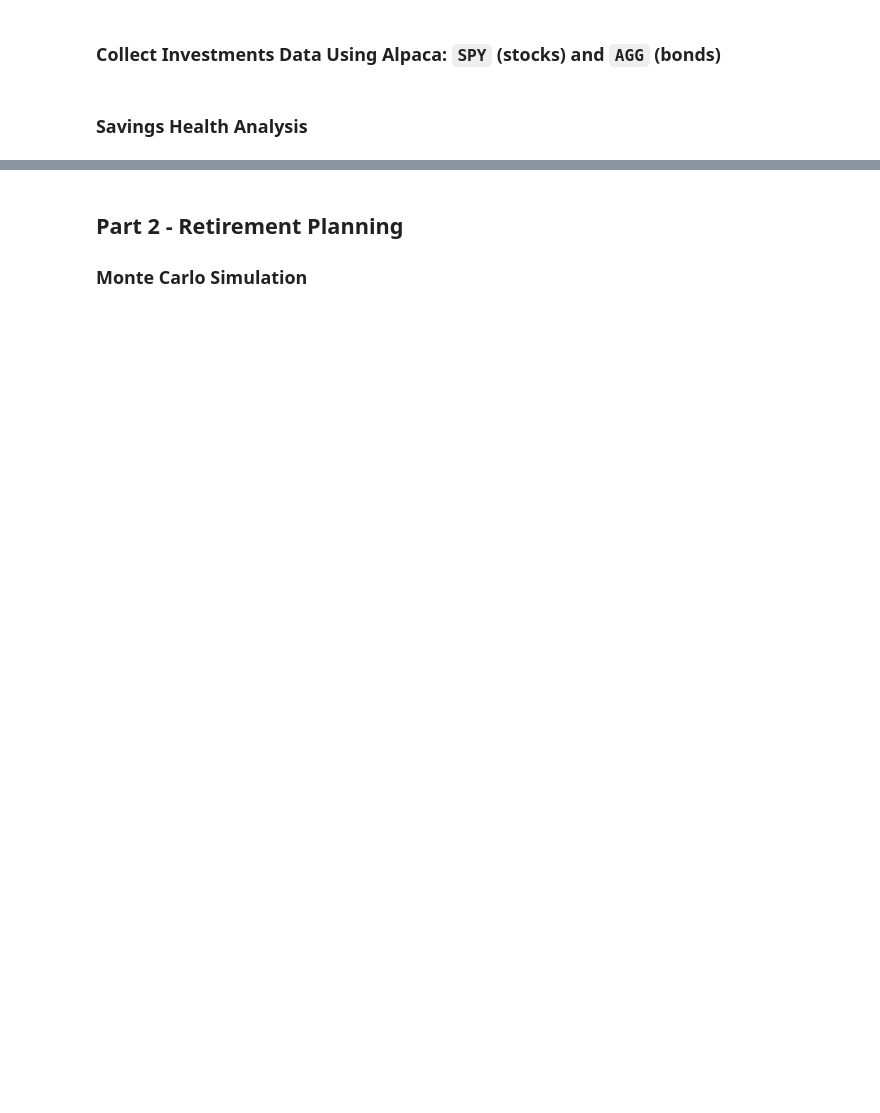
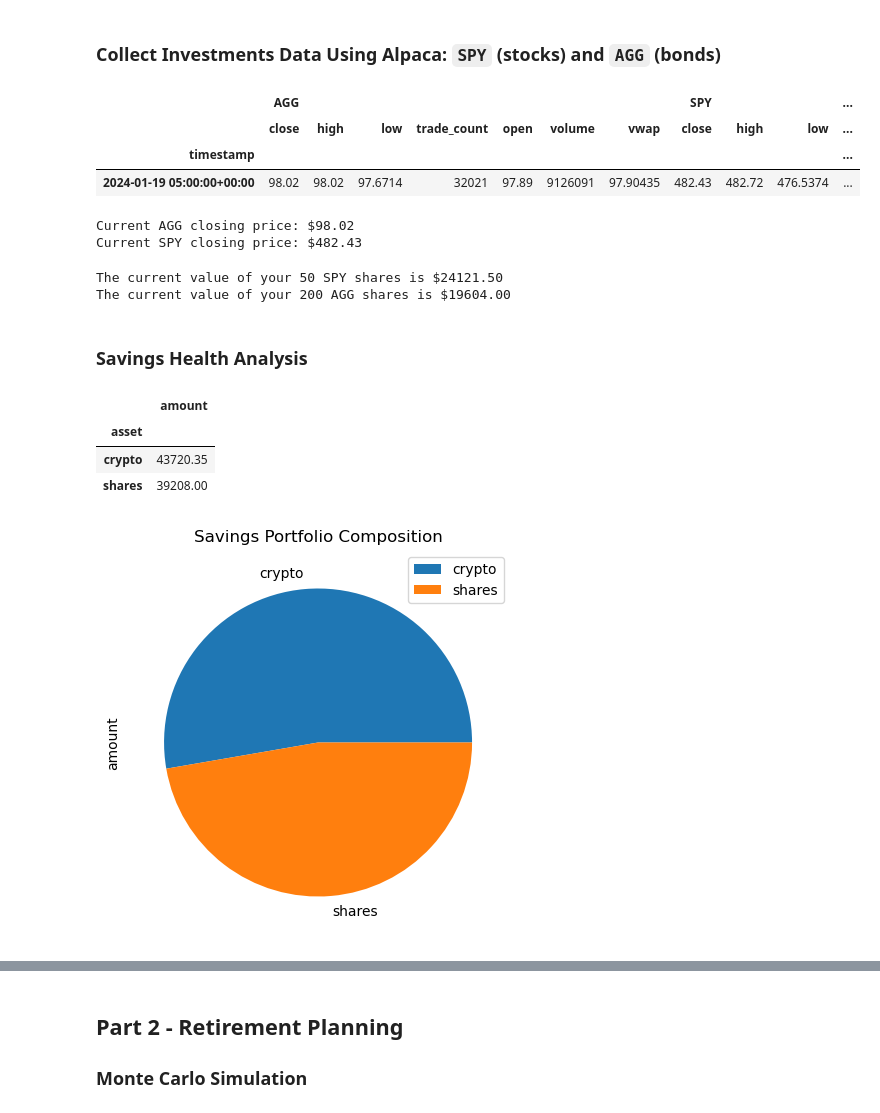
Before and after one commit to kimrodriguezFINTECH/CHALLENGE_5, a Jupyter notebook: financial-planner.ipynb, the cells around one changed output, grey strips where cells are left out. Saved outputs shown, nothing was run; the diff lists cells and outputs as text; code cells hidden in the pictures; blank space fills up the shorter version.

```diff
--- a/financial-planner.ipynb
+++ b/financial-planner.ipynb
@@ -60,6 +65,6 @@ my_spy = 50
 # %%
 # Format current date as ISO format
-today = pd.Timestamp("2024-01-20", tz="America/New_York").isoformat()
+today = pd.Timestamp("2024-01-19", tz="America/New_York").isoformat()
 
 # Set the tickers
 tickers = ["AGG", "SPY"]
@@ -68,43 +73,74 @@ tickers = ["AGG", "SPY"]
 timeframe = "1Day"
 
 # Get current closing prices for SPY and AGG
-# YOUR CODE HERE!
+df_portfolio = alpaca.get_bars(
+    tickers,
+    timeframe,
+    start = today,
+    end = today,
+    limit = 1000
+).df
 
 # Reorganize the DataFrame
+
 # Separate ticker data
-# YOUR CODE HERE!
-
+AGG = df_portfolio [df_portfolio ['symbol']=='AGG'].drop('symbol', axis=1)
+SPY = df_portfolio [df_portfolio ['symbol']=='SPY'].drop('symbol', axis=1)
 
 # Concatenate the ticker DataFrames
-# YOUR CODE HERE!
+df_portfolio = pd.concat([AGG, SPY],axis=1, keys=['AGG','SPY'])
 
 # Preview DataFrame
-# YOUR CODE HERE!
+df_portfolio
+# %% [output]
+|  | AGG |  |  |  |  |  |  | SPY |  |  | ... |
+|  | close | high | low | trade_count | open | volume | vwap | close | high | low | ... |
+| timestamp |  |  |  |  |  |  |  |  |  |  | ... |
+| 2024-01-19 05:00:00+00:00 | 98.02 | 98.02 | 97.6714 | 32021 | 97.89 | 9126091 | 97.90435 | 482.43 | 482.72 | 476.5374 | ... |
 # %%
 # Pick AGG and SPY close prices
-# YOUR CODE HERE!
+agg_close_price = float(df_portfolio["AGG"]["close"])
+spy_close_price = float(df_portfolio["SPY"]["close"])
 
 # Print AGG and SPY close prices
 print(f"Current AGG closing price: ${agg_close_price}")
 print(f"Current SPY closing price: ${spy_close_price}")
+# %% [output]
+Current AGG closing price: $98.02
+Current SPY closing price: $482.43
 # %%
 # Compute the current value of shares
-# YOUR CODE HERE!
+agg_current_value = my_agg * agg_close_price
+spy_current_value = my_spy * spy_close_price
 
 # Print current value of shares
-print(f"The current value of your {my_spy} SPY shares is ${my_spy_value:0.2f}")
-print(f"The current value of your {my_agg} AGG shares is ${my_agg_value:0.2f}")
+print(f"The current value of your {my_spy} SPY shares is ${spy_current_value:0.2f}")
+print(f"The current value of your {my_agg} AGG shares is ${agg_current_value:0.2f}")
+# %% [output]
+The current value of your 50 SPY shares is $24121.50
+The current value of your 200 AGG shares is $19604.00
 # %% [markdown]
 ### Savings Health Analysis
 # %%
 # Set monthly household income
-# YOUR CODE HERE!
+monthly_income = 12000
 
 # Consolidate financial assets data
-# YOUR CODE HERE!
+crypto_financial_assets = btc_current_value + eth_current_value
+stockbond_financial_assets = agg_current_value + agg_current_value
+
+value_data = {
+    'amount': [crypto_financial_assets,stockbond_financial_assets],
+    'asset': ["crypto","shares"]
+}
 
 # Create savings DataFrame
-# YOUR CODE HERE!
+df_savings = pd.DataFrame(value_data).set_index('asset')
 
 # Display savings DataFrame
 display(df_savings)
+# %% [output]
+|  | amount |
+| asset |  |
+| crypto | 43720.35 |
+| shares | 39208.00 |
@@ -122,0 +147,5 @@ emergency_fund = monthly_income * 3
+# %%
+# Plot savings pie chart
+pie_chart = df_savings.plot.pie(y = 'amount' , title= "Savings Portfolio Composition", figsize = (5,5))
+# %% [output]
+[figure, added]
```
Also changed, not shown: parts of 18 cells of this notebook, 2 other files.
